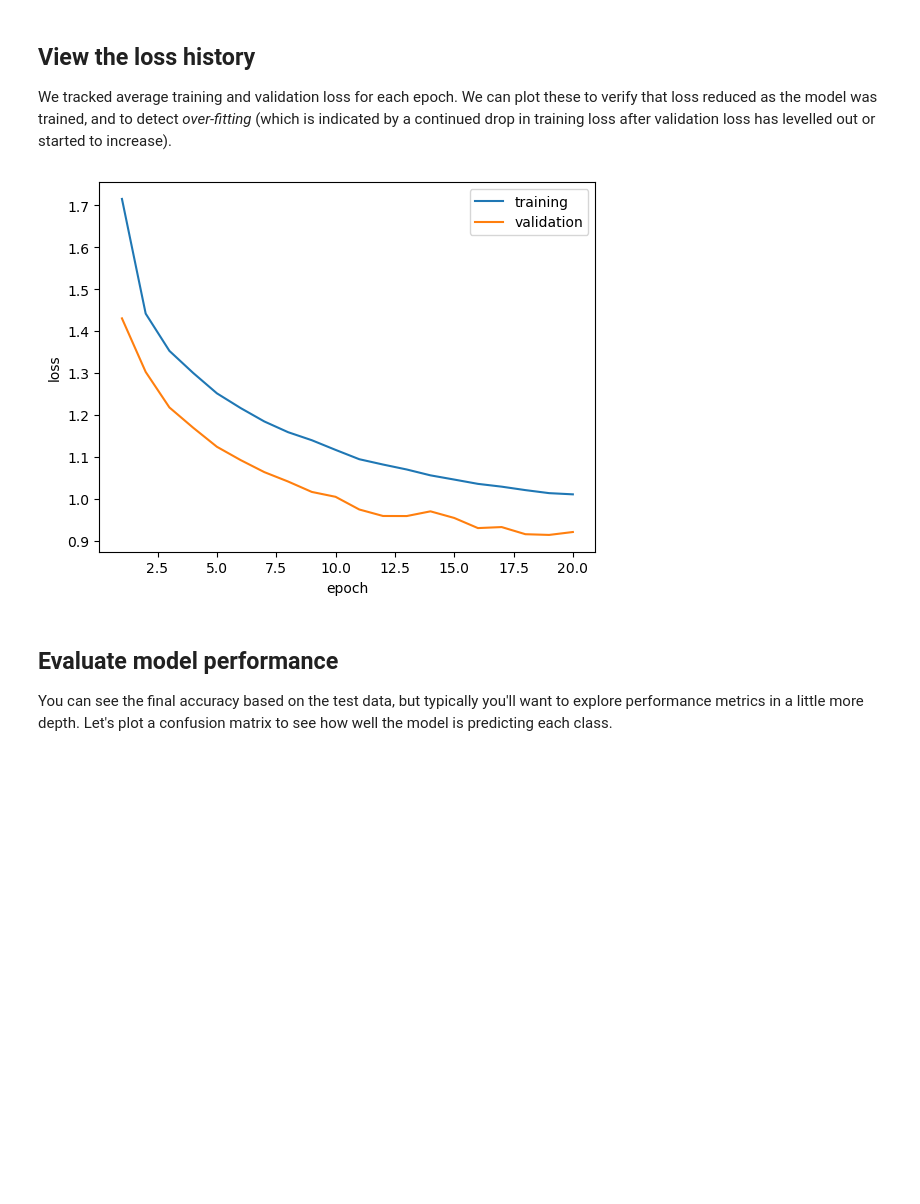
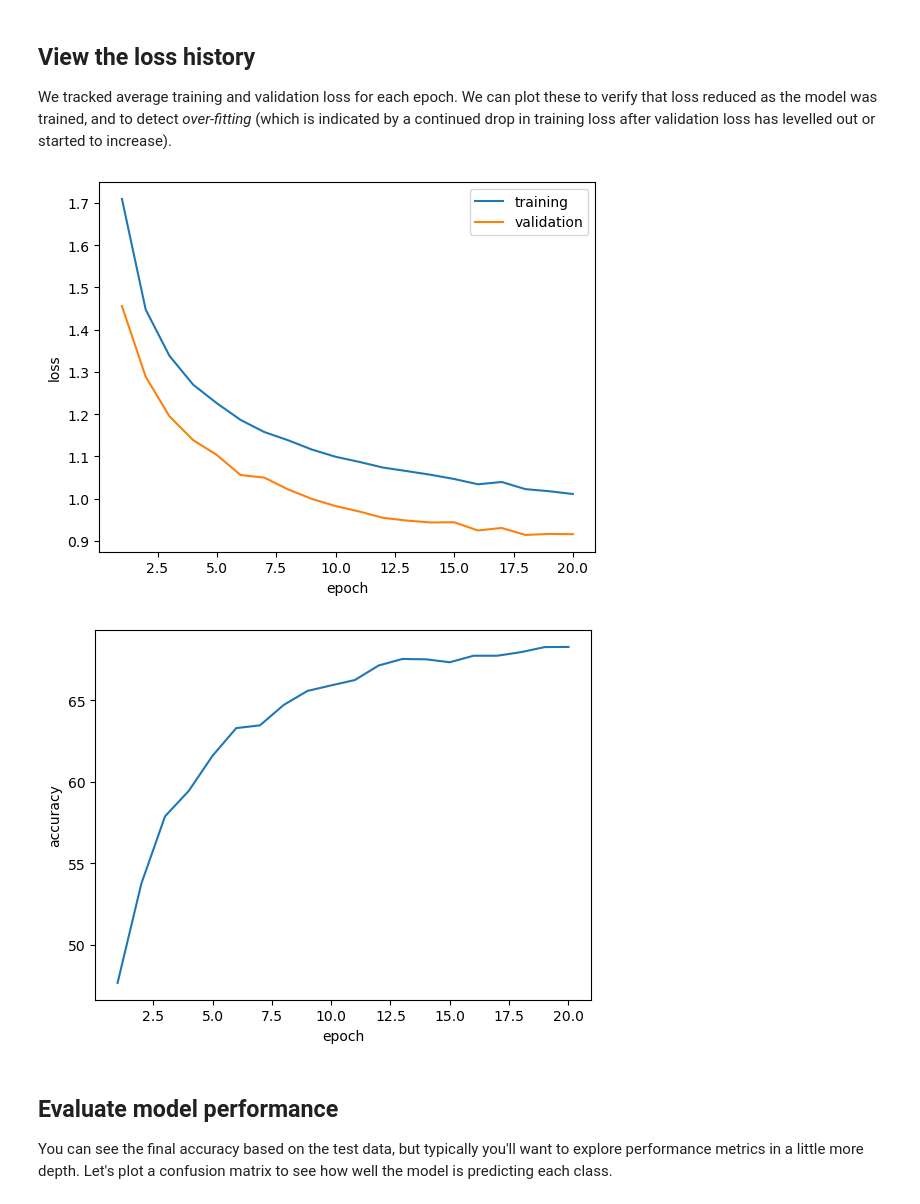
Before and after one commit to Siyu-Li-Tammy/ML_Project_CNN, a Jupyter notebook: 05b - Convolutional Neural Networks (PyTorch).ipynb, the cells around one changed output. Saved outputs shown, nothing was run; the diff lists cells and outputs as text; code cells hidden in the pictures; blank space fills up the shorter version.

Commit message:
added cifar100/10 model training

```diff
--- a/05b - Convolutional Neural Networks (PyTorch).ipynb
+++ b/05b - Convolutional Neural Networks (PyTorch).ipynb
@@ -84,25 +84,25 @@ In PyTorch, you define a neural network model as a class that is derived from th
 # Create a neural net class
 class Net(nn.Module):
     # Constructor
-    def __init__(self, num_classes=10, input_dim = (32,32)):
+    def __init__(self, num_classes=10, input_dim = (32,32), hidden_channels = [12,12,12]):
         super(Net, self).__init__()
 
         # Our images are RGB, so input channels = 3. We'll apply 12 filters in the first convolutional layer
-        self.conv1 = nn.Conv2d(in_channels=3, out_channels=12, kernel_size=3, stride=1, padding=1)
+        self.conv1 = nn.Conv2d(in_channels=3, out_channels=32, kernel_size=3, stride=1, padding=1)
 
         # We'll apply max pooling with a kernel size of 2
         self.pool = nn.MaxPool2d(kernel_size=2)
 
         # A second convolutional layer takes 12 input channels, and generates 12 outputs
-        self.conv2 = nn.Conv2d(in_channels=12, out_channels=12, kernel_size=3, stride=1, padding=1)
+        self.conv2 = nn.Conv2d(in_channels=32, out_channels=32, kernel_size=3, stride=1, padding=1)
 
         # A third convolutional layer takes 12 inputs and generates 24 outputs
-        self.conv3 = nn.Conv2d(in_channels=12, out_channels=24, kernel_size=3, stride=1, padding=1)
+        self.conv3 = nn.Conv2d(in_channels=32, out_channels=24, kernel_size=3, stride=1, padding=1)
 
         # A drop layer deletes 20% of the features to help prevent overfitting
         self.drop = nn.Dropout2d(p=0.2)
 
-        # Our 128x128 image tensors will be pooled twice with a kernel size of 2. 128/2/2 is 32.
+        # Our 32x32 image tensors will be pooled twice with a kernel size of 2. 128/2/2 is 32.
         # So our feature tensors are now 32 x 32, and we've generated 24 of them
         # We need to flatten these and feed them to a fully-connected layer
         # to map them to  the probability for each class
@@ -209,12 +209,13 @@ def test(model, device, test_loader):
 
     # Calculate the average loss and total accuracy for this epoch
     avg_loss = test_loss/batch_count
+    accuracy = 100. * correct /len(test_loader.dataset)
     print('Validation set: Average loss: {:.6f}, Accuracy: {}/{} ({:.0f}%)\n'.format(
         avg_loss, correct, len(test_loader.dataset),
         100. * correct / len(test_loader.dataset)))
 
     # return average loss for the epoch
-    return avg_loss
+    return avg_loss, accuracy
 
 
 # Now use the train and test functions to train and test the model
@@ -239,12 +240,14 @@ loss_criteria = nn.CrossEntropyLoss()
 epoch_nums = []
 training_loss = []
 validation_loss = []
+accuracys = []
 
 # Train over 5 epochs (in a real scenario, you'd likely use many more)
-epochs = 5
+epochs = 20
 for epoch in range(1, epochs + 1):
         train_loss = train(model, device, train_loader, optimizer, epoch)
-        test_loss = test(model, device, test_loader)
+        test_loss, accuracy = test(model, device, test_loader)
+        accuracys.append(accuracy)
         epoch_nums.append(epoch)
         training_loss.append(train_loss)
         validation_loss.append(test_loss)
@@ -287,15 +317,22 @@ We tracked average training and validation loss for each epoch. We can plot thes
 # %%
 %matplotlib inline
 from matplotlib import pyplot as plt
 
 plt.plot(epoch_nums, training_loss)
 plt.plot(epoch_nums, validation_loss)
 plt.xlabel('epoch')
 plt.ylabel('loss')
 plt.legend(['training', 'validation'], loc='upper right')
+
 plt.show()
+
+plt.plot(epoch_nums, accuracys)
+plt.xlabel('epoch')
+plt.ylabel('accuracy')
+plt.show()
 # %% [output]
-[figure, old version]
+[figure, new version]
+[figure, added]
 # %% [markdown]
 ## Evaluate model performance
 
```
Also changed, not shown: parts of 2 cells of this notebook, 2 other files.
